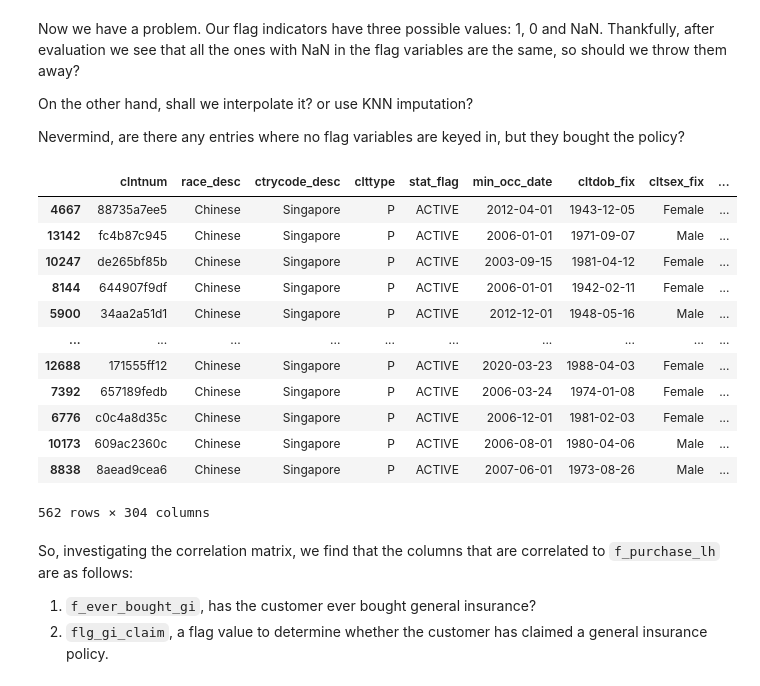
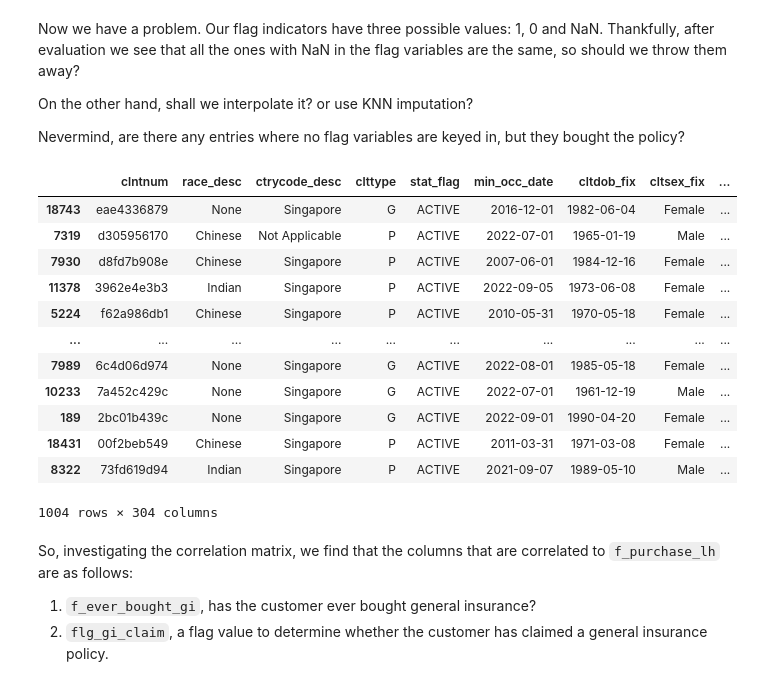
Before and after one commit to abnerthen/NUS-SDS-Datathon-Singlife, a Jupyter notebook: NUS_DATATHON_SINGLIFE_TEAM NAME.ipynb, the cells around one changed output. Saved outputs shown, nothing was run; the diff lists cells and outputs as text; code cells hidden in the pictures.

```diff
--- a/NUS_DATATHON_SINGLIFE_TEAM NAME.ipynb
+++ b/NUS_DATATHON_SINGLIFE_TEAM NAME.ipynb
@@ -118,22 +118,30 @@ Thankfully, after evaluation we see that all the ones with NaN in the flag varia
 On the other hand, shall we interpolate it? or use KNN imputation?
 
 Nevermind, are there any entries where no flag variables are keyed in, but they bought the policy?
-# %%
-df[df[features].isna() & df['f_']]
-# %% [output]
-|  | clntnum | race_desc | ctrycode_desc | clttype | stat_flag | min_occ_date | cltdob_fix | cltsex_fix | ... |
-| 4667 | 88735a7ee5 | Chinese | Singapore | P | ACTIVE | 2012-04-01 | 1943-12-05 | Female | ... |
-| 13142 | fc4b87c945 | Chinese | Singapore | P | ACTIVE | 2006-01-01 | 1971-09-07 | Male | ... |
-| 10247 | de265bf85b | Chinese | Singapore | P | ACTIVE | 2003-09-15 | 1981-04-12 | Female | ... |
-| 8144 | 644907f9df | Chinese | Singapore | P | ACTIVE | 2006-01-01 | 1942-02-11 | Female | ... |
-| 5900 | 34aa2a51d1 | Chinese | Singapore | P | ACTIVE | 2012-12-01 | 1948-05-16 | Male | ... |
-| ... | ... | ... | ... | ... | ... | ... | ... | ... | ... |
-| 12688 | 171555ff12 | Chinese | Singapore | P | ACTIVE | 2020-03-23 | 1988-04-03 | Female | ... |
-| 7392 | 657189fedb | Chinese | Singapore | P | ACTIVE | 2006-03-24 | 1974-01-08 | Female | ... |
-| 6776 | c0c4a8d35c | Chinese | Singapore | P | ACTIVE | 2006-12-01 | 1981-02-03 | Female | ... |
-| 10173 | 609ac2360c | Chinese | Singapore | P | ACTIVE | 2006-08-01 | 1980-04-06 | Male | ... |
-| 8838 | 8aead9cea6 | Chinese | Singapore | P | ACTIVE | 2007-06-01 | 1973-08-26 | Male | ... |
-562 rows × 304 columns
+# %%
+# Since they're all NaN, let's just pick one column where it's NaN and then condense from there
+
+df[(df['flg_substandard'].isna()) & (df['f_purchase_lh'] == 0)] # 10 rows where the flag is gone but they purchased, out of 17992
+# 1004 rows have NaN in flag, but didn't purchase
+# 1014 total NaN in flag
+
+
+# df
+# df[df[features].isna() & df['f_purchase_lh'] == 1]
+# %% [output]
+|  | clntnum | race_desc | ctrycode_desc | clttype | stat_flag | min_occ_date | cltdob_fix | cltsex_fix | ... |
+| 18743 | eae4336879 | None | Singapore | G | ACTIVE | 2016-12-01 | 1982-06-04 | Female | ... |
+| 7319 | d305956170 | Chinese | Not Applicable | P | ACTIVE | 2022-07-01 | 1965-01-19 | Male | ... |
+| 7930 | d8fd7b908e | Chinese | Singapore | P | ACTIVE | 2007-06-01 | 1984-12-16 | Female | ... |
+| 11378 | 3962e4e3b3 | Indian | Singapore | P | ACTIVE | 2022-09-05 | 1973-06-08 | Female | ... |
+| 5224 | f62a986db1 | Chinese | Singapore | P | ACTIVE | 2010-05-31 | 1970-05-18 | Female | ... |
+| ... | ... | ... | ... | ... | ... | ... | ... | ... | ... |
+| 7989 | 6c4d06d974 | None | Singapore | G | ACTIVE | 2022-08-01 | 1985-05-18 | Female | ... |
+| 10233 | 7a452c429c | None | Singapore | G | ACTIVE | 2022-07-01 | 1961-12-19 | Male | ... |
+| 189 | 2bc01b439c | None | Singapore | G | ACTIVE | 2022-09-01 | 1990-04-20 | Female | ... |
+| 18431 | 00f2beb549 | Chinese | Singapore | P | ACTIVE | 2011-03-31 | 1971-03-08 | Female | ... |
+| 8322 | 73fd619d94 | Indian | Singapore | P | ACTIVE | 2021-09-07 | 1989-05-10 | Male | ... |
+1004 rows × 304 columns
 # %% [markdown]
 So, investigating the correlation matrix, we find that the columns that are correlated to `f_purchase_lh` are as follows:
 1. `f_ever_bought_gi`, has the customer ever bought general insurance?
```
